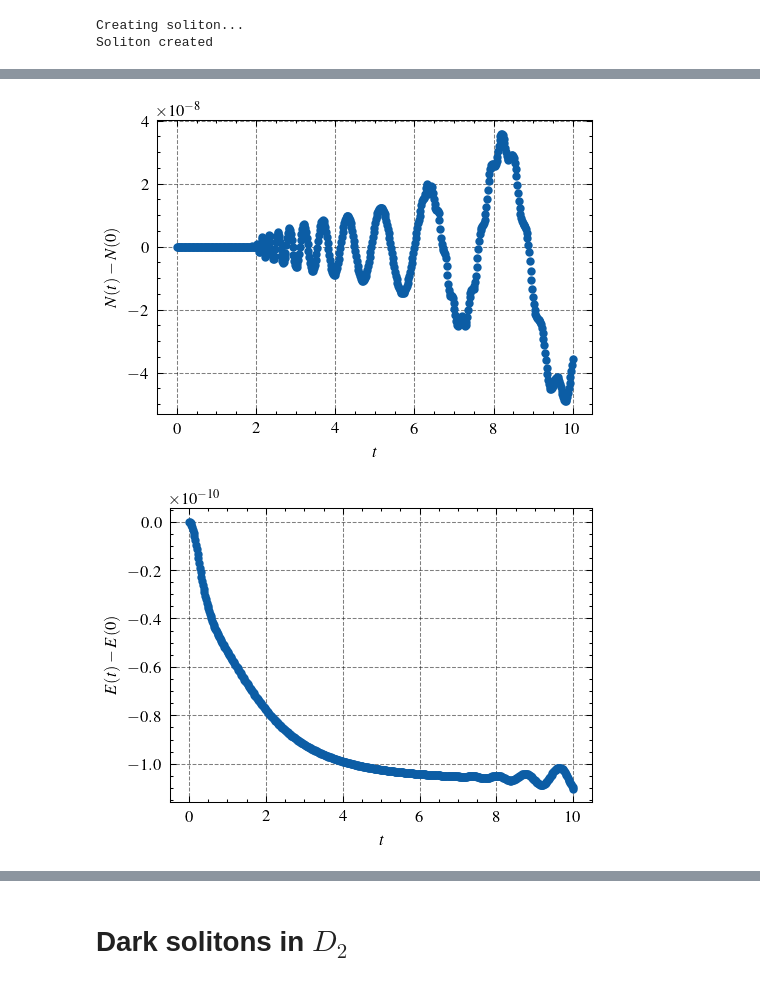
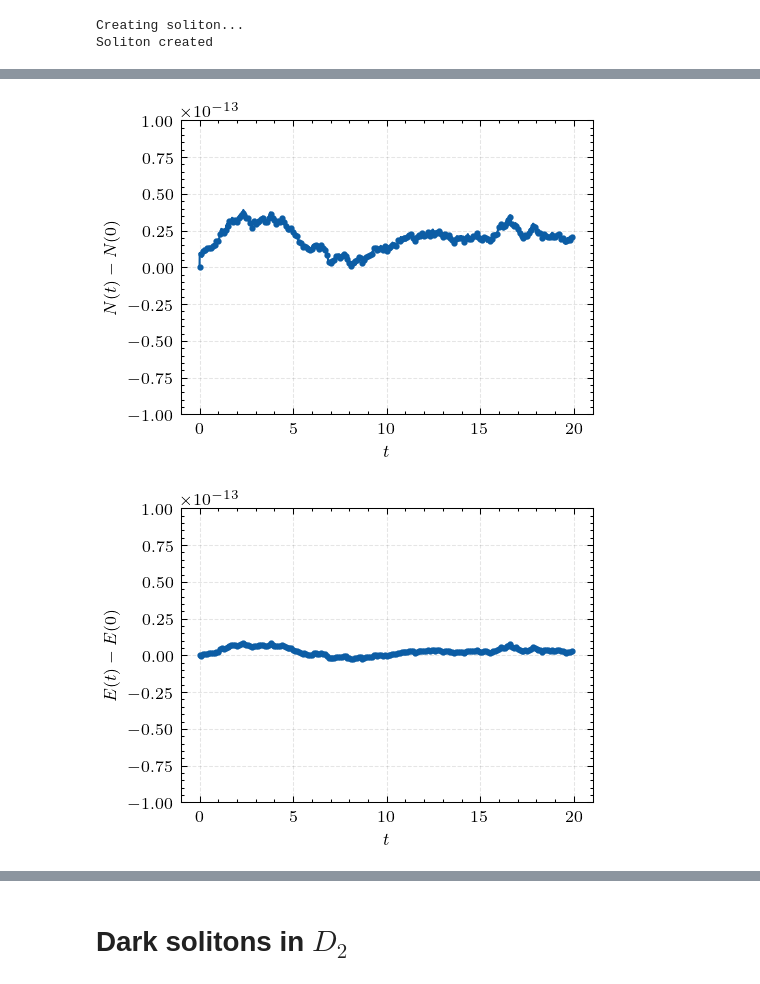
Before and after one commit to ElTapia/Quasilinear-GP, a Jupyter notebook: Tests and Results/QGP/Dark_soliton/Dark_solitons.ipynb, the cells around one changed output, grey strips where cells are left out. Saved outputs shown, nothing was run; the diff lists cells and outputs as text; code cells hidden in the pictures.

Commit message:
Dark solitons examples

```diff
--- a/Tests and Results/QGP/Dark_soliton/Dark_solitons.ipynb
+++ b/Tests and Results/QGP/Dark_soliton/Dark_solitons.ipynb
@@ -18,8 +15,8 @@ Intel MKL WARNING: Support of Intel(R) Streaming SIMD Extensions 4.2 (Intel(R) S
 # Dark solitons in $D_1$
 # %%
 # Create solitons
-L = 20
-N = 5_001
+L_theo = 100
+N_theo = 200_001
 k = 1/4
 
 pars = {"k":k}
@@ -27,18 +24,22 @@ pars = {"k":k}
 c = np.sqrt(2)/2
 
 # Theretical solitons
-w_dark, x_dark = soliton(c, k, soliton_type="dark", L=L, N=N, as_func=True) #c=0
+w_dark, x_dark = soliton(c, k, soliton_type="dark", L=L_theo, N=N_theo, as_func=True) #c=0
 # %% [output]
 Creating soliton...
 Soliton created
 # %%
-def theo_dark(x, t):
-    output = w_dark(x - c*t)
+x0 = -5
+def theo_dark(x, t, x0=x0):
+    output = w_dark(x - c*t - x0)
     return output
 # %%
 #path = "test/"
-Nt = 500
-tf = 10
+L = 50
+N = 100_001
+
+Nt = 2000
+tf = 20
 
 w_comp = Def.CNFD(L, N, Nt, tf, pars, "neumann", order=2)
 w_comp.set_w_theo(theo_dark)
@@ -71,6 +65,11 @@ MovieWriter ffmpeg unavailable; using Pillow instead.
 # %%
-w_mass = w_comp.get_mass(plot=True)
-w_energy = w_comp.get_energy(plot=True)
+plt.figure()
+plt.ylim(-1e-13, 1e-13)
+mass_stand = w_comp.get_mass(plot=True, ms=2, markevery=10)
+
+plt.figure()
+plt.ylim(-1e-13, 1e-13)
+energy_stand = w_comp.get_energy(plot=True, ms=2, markevery=10)
 # %% [output]
-[figure, old version]
+[figure, new version]
-[figure, old version]
+[figure, new version]
```
Also changed, not shown: parts of 23 cells of this notebook, 7 other files.
